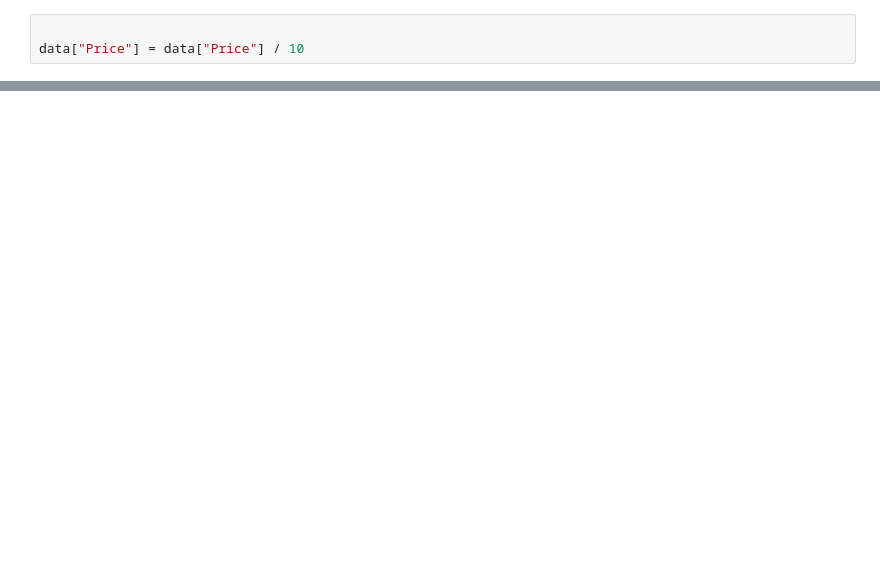
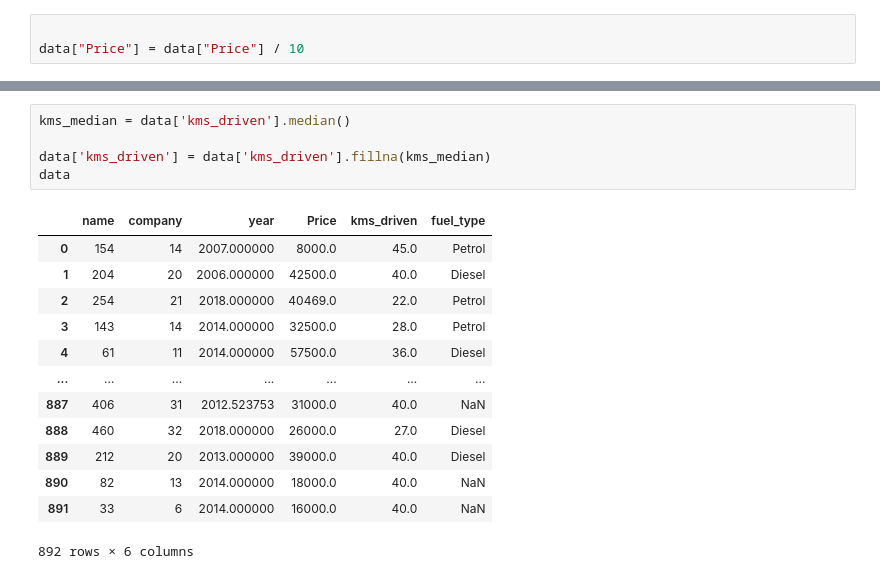
Before and after one commit to kiyamehr/Machine-Learning-Journey, a Jupyter notebook: Andrew Ag's ML Specialization/My Labs and Codes/Project/Kaggle Challenges/UsedCarPrice.ipynb, the cells around one changed output, grey strips where cells are left out. Saved outputs shown, nothing was run; the diff lists cells and outputs as text; blank space fills up the shorter version.

```diff
--- a/Andrew Ag's ML Specialization/My Labs and Codes/Project/Kaggle Challenges/UsedCarPrice.ipynb
+++ b/Andrew Ag's ML Specialization/My Labs and Codes/Project/Kaggle Challenges/UsedCarPrice.ipynb
@@ -135,0 +133,19 @@ data
+# %%
+kms_median = data['kms_driven'].median()
+
+data['kms_driven'] = data['kms_driven'].fillna(kms_median)
+data
+# %% [output]
+|  | name | company | year | Price | kms_driven | fuel_type |
+| 0 | 154 | 14 | 2007.000000 | 8000.0 | 45.0 | Petrol |
+| 1 | 204 | 20 | 2006.000000 | 42500.0 | 40.0 | Diesel |
+| 2 | 254 | 21 | 2018.000000 | 40469.0 | 22.0 | Petrol |
+| 3 | 143 | 14 | 2014.000000 | 32500.0 | 28.0 | Petrol |
+| 4 | 61 | 11 | 2014.000000 | 57500.0 | 36.0 | Diesel |
+| ... | ... | ... | ... | ... | ... | ... |
+| 887 | 406 | 31 | 2012.523753 | 31000.0 | 40.0 | NaN |
+| 888 | 460 | 32 | 2018.000000 | 26000.0 | 27.0 | Diesel |
+| 889 | 212 | 20 | 2013.000000 | 39000.0 | 40.0 | Diesel |
+| 890 | 82 | 13 | 2014.000000 | 18000.0 | 40.0 | NaN |
+| 891 | 33 | 6 | 2014.000000 | 16000.0 | 40.0 | NaN |
+892 rows × 6 columns
```
Also changed, not shown: parts of 12 cells of this notebook.
